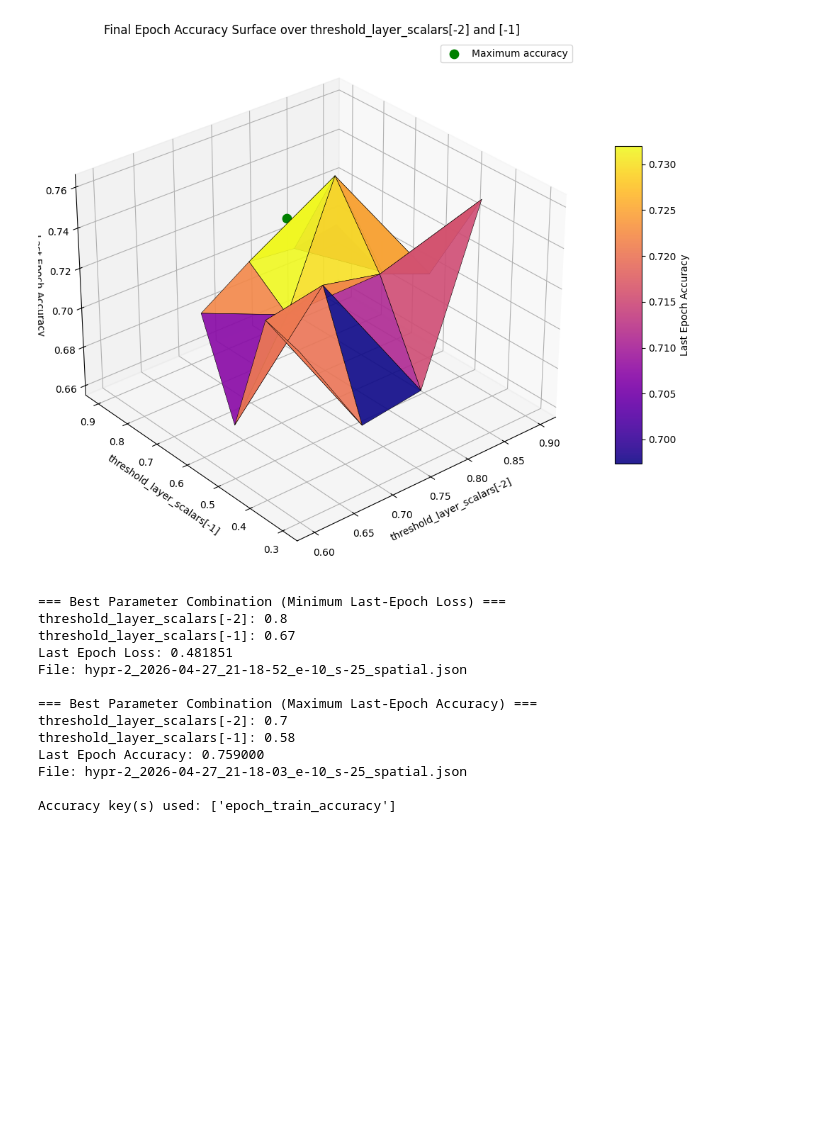
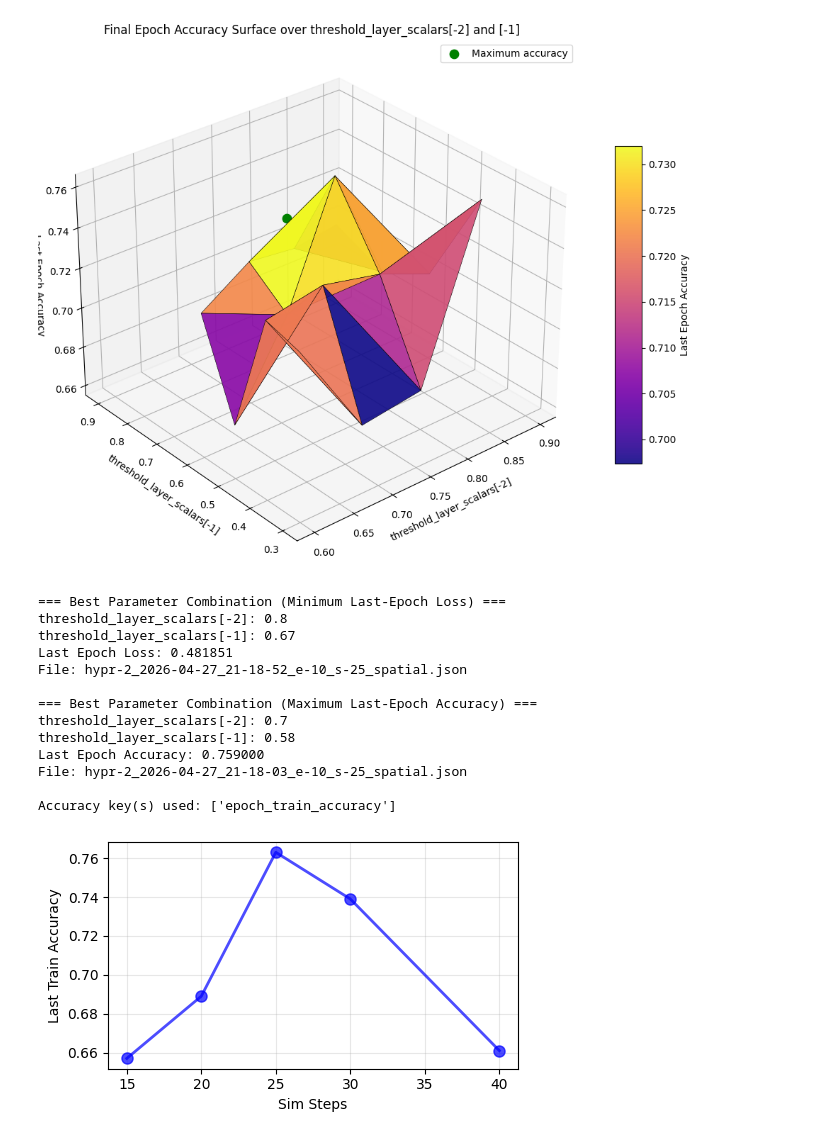
Before and after one commit to Rolands-Laucis/snn4nlp, a Jupyter notebook: experiments/E_sent-viz.ipynb, the cells around one changed output. Drawn from its saved outputs; the diff is of its cells as text; code cells hidden in the pictures; blank space fills up the shorter version.

Commit message:
hypr-3 temporal mode sim steps and betas

```diff
--- a/experiments/E_sent-viz.ipynb
+++ b/experiments/E_sent-viz.ipynb
@@ -260,3 +260,78 @@ Last Epoch Accuracy: 0.759000
 File: hypr-2_2026-04-27_21-18-03_e-10_s-25_spatial.json
 
 Accuracy key(s) used: ['epoch_train_accuracy']
+# %%
+import json
+import matplotlib.pyplot as plt
+from pathlib import Path
+from glob import glob
+
+# 2D line plot of last train accuracy vs sim_steps, with highest accuracy file details
+import numpy as np
+
+files = sorted(glob('../output_results/E_sent/hypr-3/hypr-3_*.json'))
+if not files:
+    raise FileNotFoundError('No matching files found')
+
+records = []
+for file in files:
+    with open(file, 'r', encoding='utf-8') as f:
+        data = json.load(f)
+
+    training_config = data.get('training_config', {})
+    results = data.get('results', {})
+    sim_steps_raw = training_config.get('sim_steps')
+
+    last_acc = None
+    series = results.get('epoch_train_accuracy', [])
+    last_acc = float(series[-1])
+
+    sim_steps = int(sim_steps_raw)
+    records.append((sim_steps, last_acc, Path(file).name, file))
+
+if not records:
+    raise ValueError('No valid records found with sim_steps and an accuracy series.')
+
+# Keep only the last record for each unique sim_steps value
+sim_steps_to_record = {}
+for sim_steps, last_acc, file_name, file_path in records:
+    sim_steps_to_record[sim_steps] = (sim_steps, last_acc, file_name, file_path)
+
+records_unique = sorted(sim_steps_to_record.values(), key=lambda x: x[0])
+
+# Extract data for plotting
+sim_steps_vals = np.array([r[0] for r in records_unique])
+accuracies = np.array([r[1] for r in records_unique])
+
+plt.figure(figsize=(5, 3))
+plt.plot(sim_steps_vals, accuracies, marker='o', linewidth=2, markersize=8, color='blue', alpha=0.7)
+plt.xlabel('Sim Steps')
+plt.ylabel('Last Train Accuracy')
+plt.grid(True, alpha=0.3)
+plt.tight_layout()
+plt.show()
+
+# Find highest accuracy record and print learned_beta_values_by_layer
+best_sim_steps, best_acc, best_file_name, best_file_path = max(records, key=lambda x: x[1])
+
+print('=== Highest Accuracy File ===')
+print(f'File: {best_file_name}')
+print(f'Sim Steps: {best_sim_steps:g}')
+print(f'Last Train Accuracy: {best_acc:.6f}')
+
+# Load the best file and extract learned_beta_values_by_layer
+with open(best_file_path, 'r', encoding='utf-8') as f:
+    best_data = json.load(f).get('results', {})
+
+    learned_beta = best_data.get('learned_beta_values_by_layer')
+    if learned_beta is not None:
+        print(f'\nlearned_beta_values_by_layer:')
+        if isinstance(learned_beta, dict):
+            for layer, value in learned_beta.items():
+                print(f'  {layer}: {value}')
+        else:
+            print(f'  {learned_beta}')
+    else:
+        print('\nlearned_beta_values_by_layer: Not found in results')
+# %% [output]
+[figure, added]
```
Also changed, not shown: parts of 1 cell of this notebook, 2 other files.
